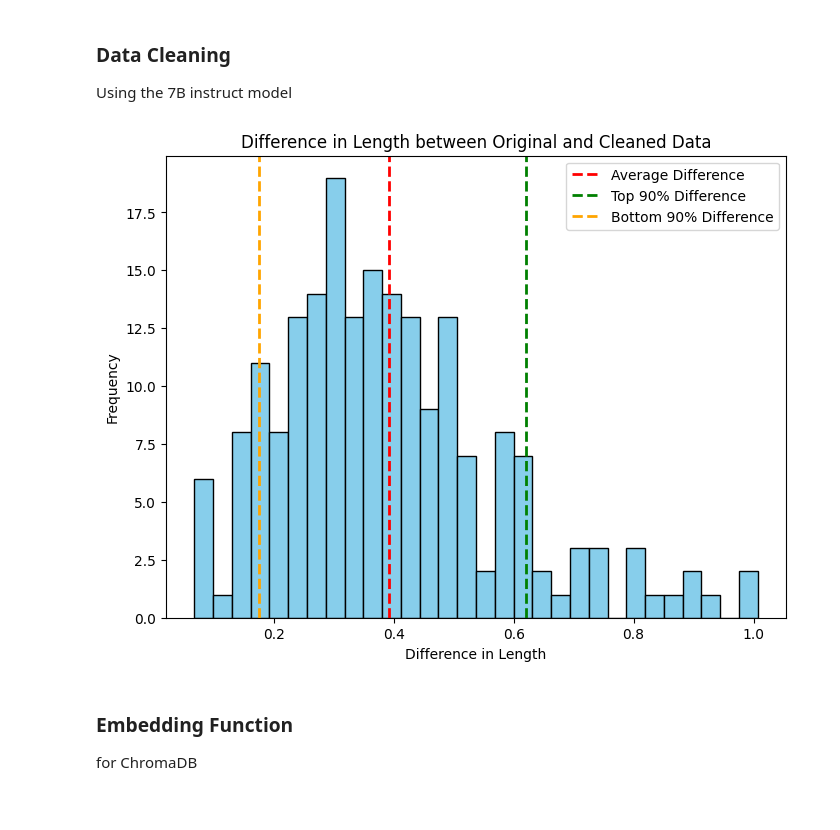
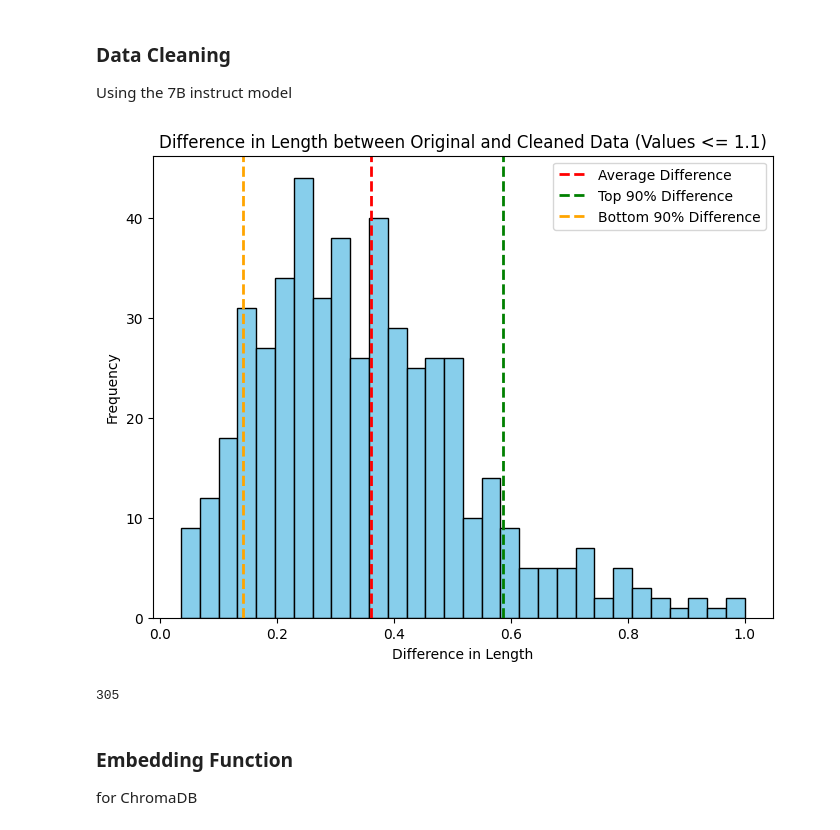
Before and after one commit to cowolff/Python-ORAGle, a Jupyter notebook: python_rag.ipynb, the cells around one changed output. Saved outputs shown, nothing was run; the diff lists cells and outputs as text; code cells hidden in the pictures.

Commit message:
feat: Added plots and database

```diff
--- a/python_rag.ipynb
+++ b/python_rag.ipynb
@@ -69,7 +33,7 @@ def gemma_call(prompt: str):
 ### Data Retriaval
 Download of the pdf file(s)
 # %%
-pdf_url = "https://bugs.python.org/file47781/Tutorial_EDIT.pdf"
+pdfs = ["https://bugs.python.org/file47781/Tutorial_EDIT.pdf", "https://static.realpython.com/python-basics-sample-chapters.pdf", "https://numpy.org/doc/1.18/numpy-user.pdf"]
 
 def download_pdf(url):
     response = requests.get(url)
@@ -88,22 +52,22 @@ def clean_text(text):
     # Remove double spaces
     return re.sub(' +', ' ', text)
 
-def split_text_into_chunks(text, num_chunks):
-    words = text.split()
-    total_words = len(words)
-    chunk_size = total_words // num_chunks
-    chunks = [' '.join(words[i * chunk_size : (i + 1) * chunk_size]) for i in range(num_chunks)]
-    return chunks
+chunks = []
+for pdf_url in pdfs:
+    pdf_file = download_pdf(pdf_url)
+    pdf_text = pdf_to_text(pdf_file)
+    clean_pdf_text = clean_text(pdf_text)
 
-pdf_file = download_pdf(pdf_url)
-pdf_text = pdf_to_text(pdf_file)
-clean_pdf_text = clean_text(pdf_text)
+    words = clean_pdf_text.split()
 
-# Decide on the number of chunks you want
-num_chunks = 200
-chunks = split_text_into_chunks(clean_pdf_text, num_chunks)
+    # Decide on the number of chunks you want
+    len_chunk = 256
+    current_chunk = [' '.join(words[i:i + len_chunk]) for i in range(0, len(words), len_chunk)]
+    chunks = chunks + current_chunk
 
 # This will print the chunks, you can process them further as needed
-for i, chunk in enumerate(chunks, 1):
-    print(f"Chunk {i}: {chunk[:100]}...")  # Printing the first 100 characters of each chunk for brevity
+print(f"Number of chunks: {len(chunks)}")
+random_questions = random.sample(chunks, 5)
+for i, chunk in enumerate(random_questions):
+    print(f"Chunk {i}: {chunk[:100]}...")
 # %% [output]
@@ -140,31 +89,35 @@ import matplotlib.pyplot as plt
 differences = []
 new_data = []
 for chunk in tqdm(chunks, desc="Calculating differences"):
-    prompt = f"<start_of_turn>user Clean the following data so that only relevant content remains and unneccessary signs are removed. Do not make stuff up on your own: {chunk} <start_of_turn>model Sure, here is the cleaned data:"
+    prompt = f"<start_of_turn>user Clean the following data so that only relevant content remains and unneccessary signs are removed. Do not make stuff up on your own or add any explanation: {chunk} <start_of_turn>model Sure, here is the cleaned data:"
     response = generate(model, tokenizer, prompt=prompt, verbose=False, max_tokens=2000)
     differences.append(len(response) / len(chunk))
     new_data.append(response)
 # %%
 # Calculate the average difference
 average_difference = np.mean(differences)
 
 # Calculate the top and bottom 90% differences
 top_90_percentile = np.percentile(differences, 90)
 bottom_90_percentile = np.percentile(differences, 10)
 
-# Plot the differences
+# Filter differences larger than 1.1
+filtered_differences = [diff for diff in differences if diff <= 1.1]
+
+# Plot the filtered differences
 plt.figure(figsize=(8, 6))
-plt.hist(differences, bins=30, color='skyblue', edgecolor='black')
+plt.hist(filtered_differences, bins=30, color='skyblue', edgecolor='black')
 plt.axvline(average_difference, color='red', linestyle='dashed', linewidth=2, label='Average Difference')
 plt.axvline(top_90_percentile, color='green', linestyle='dashed', linewidth=2, label='Top 90% Difference')
 plt.axvline(bottom_90_percentile, color='orange', linestyle='dashed', linewidth=2, label='Bottom 90% Difference')
 plt.xlabel('Difference in Length')
 plt.ylabel('Frequency')
-plt.title('Difference in Length between Original and Cleaned Data')
+plt.title('Difference in Length between Original and Cleaned Data (Values <= 1.1)')
 plt.legend()
+plt.savefig('plots/difference_in_length.png')
 plt.show()
 # %% [output]
-[figure, old version]
+[figure, new version]
 # %%
 import re
 new_text = "\n".join(new_data)
@@ -179,10 +135,13 @@ for chunk in tqdm(chunks, desc="Seperating into senseful chunks"):
 # %%
 new_text = "\n".join(chapter_text)
 # Split the text 2 indices before every mention of "chapter" into a list of strings
-split_text = re.split(r"(?<=\bChapter\b)", new_text)
+split_text = re.split(r"(?<=\bChunk\b)", new_text)
 
 # Remove leading and trailing whitespaces from each string
 split_text = [text.strip() for text in split_text]
+len(split_text)
+# %% [output]
+305
 # %% [markdown]
 ### Embedding Function
 for ChromaDB
```
Also changed, not shown: parts of 16 cells of this notebook, 4 other files.
